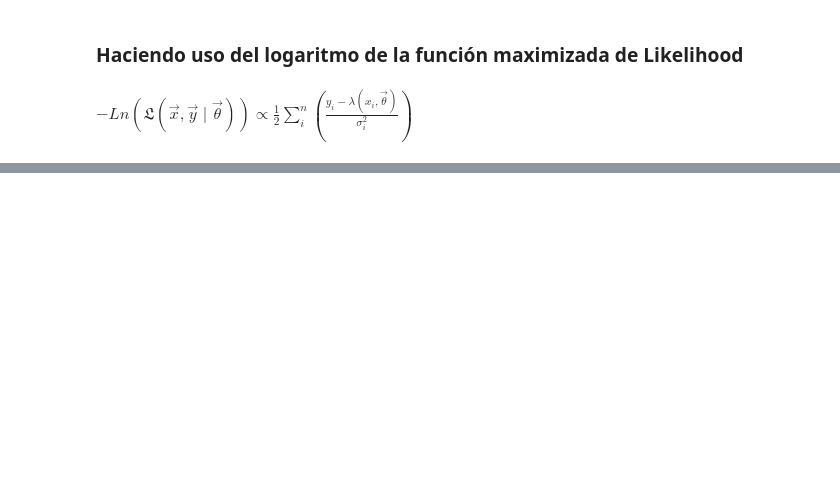
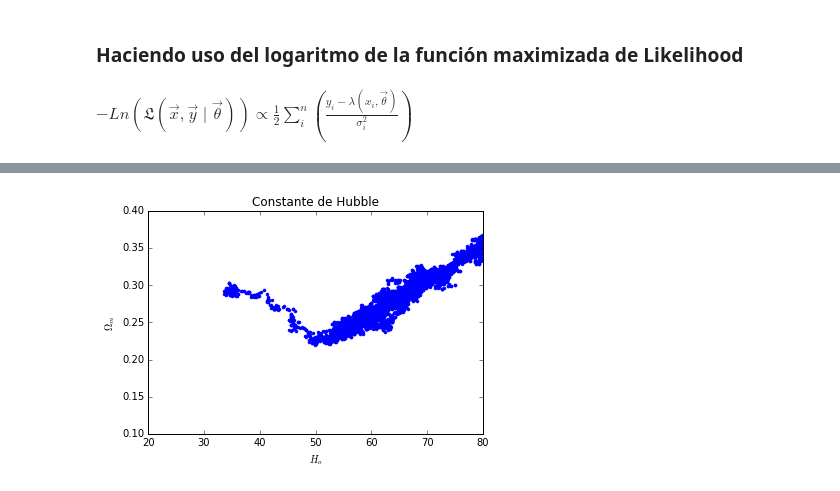
Before and after one commit to CosmoStats/cosmostats2018-jzsmoreno, a Jupyter notebook: Sep/CHubble.ipynb, the cells around one changed output, grey strips where cells are left out. Saved outputs shown, nothing was run; the diff lists cells and outputs as text; code cells hidden in the pictures; blank space fills up the shorter version.

```diff
--- a/Sep/CHubble.ipynb
+++ b/Sep/CHubble.ipynb
@@ -131,0 +149,11 @@ Ingrese el número máx. de iteraciones
+# %%
+plt.plot(sol1*400,sol2*2.,'.')
+plt.title("Constante de Hubble")
+plt.xlabel("$H_{o}$")
+plt.ylabel("$\Omega_{m}$")
+plt.xlim(20,80)
+plt.ylim(.1,.4)
+#plt.autoscale()
+plt.show()
+# %% [output]
+[figure, added]
```
Also changed, not shown: parts of 10 cells of this notebook.
